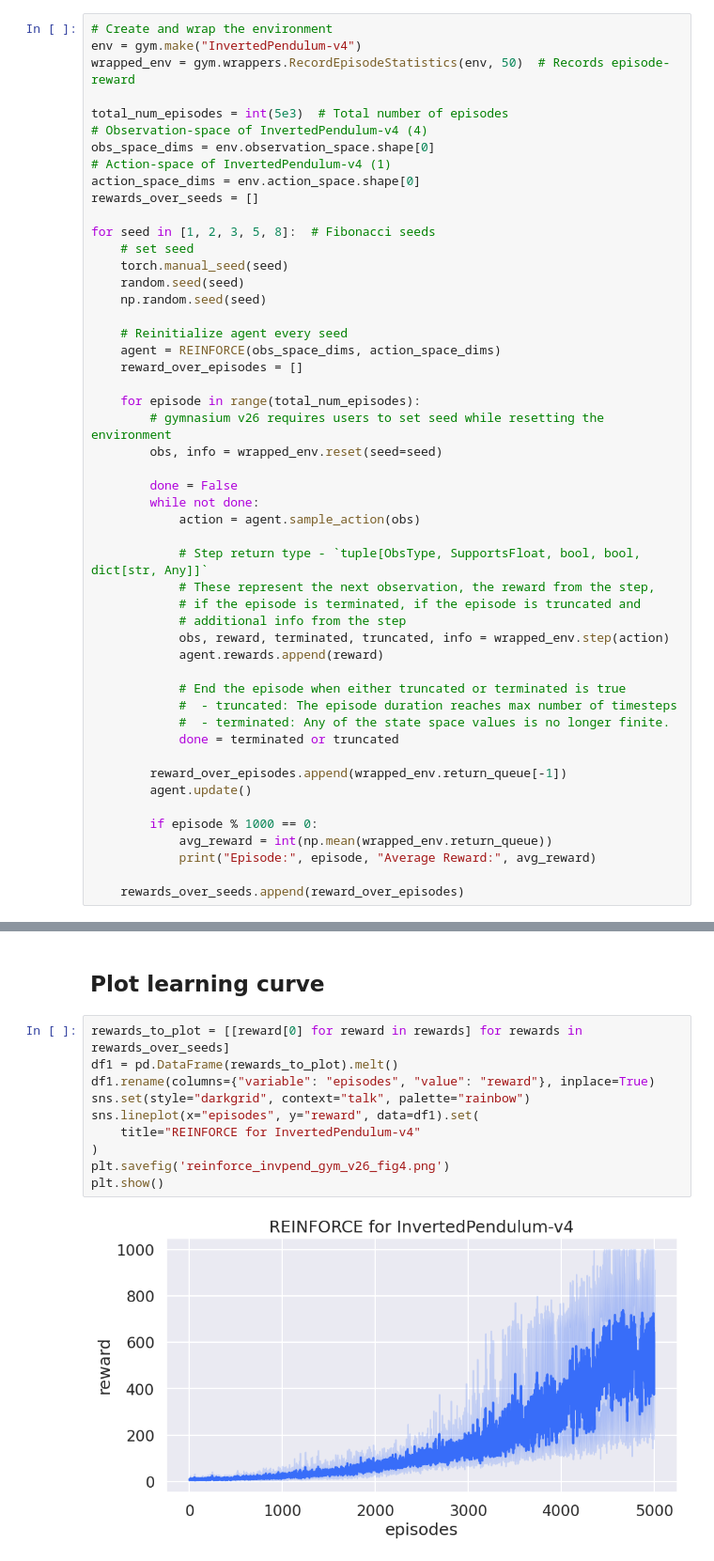
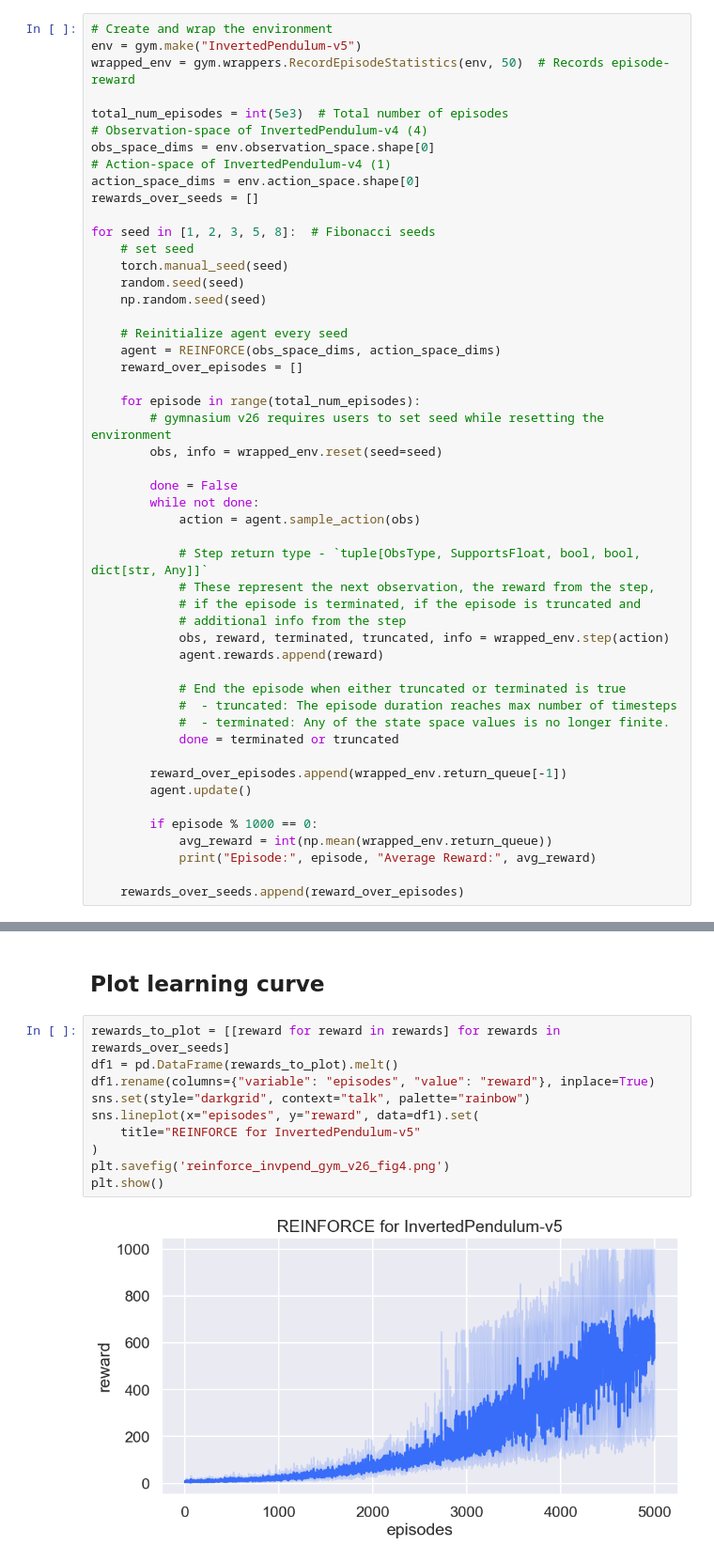
Before and after one commit to fccoelho/Reinforcement-Learning-course, a Jupyter notebook: Lectures/Example - The reinforce algorithm.ipynb, the cells around one changed output, grey strips where cells are left out. Shown at 94% size. Drawn from its saved outputs; the diff is of its cells as text.

```diff
--- a/Lectures/Example - The reinforce algorithm.ipynb
+++ b/Lectures/Example - The reinforce algorithm.ipynb
@@ -225,7 +225,7 @@ Note: Deep RL is fairly brittle concerning random seed in a lot of common use ca
 Hence it is important to test out various seeds, which we will be doing.
 # %%
 # Create and wrap the environment
-env = gym.make("InvertedPendulum-v4")
+env = gym.make("InvertedPendulum-v5")
 wrapped_env = gym.wrappers.RecordEpisodeStatistics(env, 50)  # Records episode-reward
 
 total_num_episodes = int(5e3)  # Total number of episodes
@@ -294,17 +294,17 @@ Episode: 4000 Average Reward: 242
 # %% [markdown]
 ## Plot learning curve
 # %%
-rewards_to_plot = [[reward[0] for reward in rewards] for rewards in rewards_over_seeds]
+rewards_to_plot = [[reward for reward in rewards] for rewards in rewards_over_seeds]
 df1 = pd.DataFrame(rewards_to_plot).melt()
 df1.rename(columns={"variable": "episodes", "value": "reward"}, inplace=True)
 sns.set(style="darkgrid", context="talk", palette="rainbow")
 sns.lineplot(x="episodes", y="reward", data=df1).set(
-    title="REINFORCE for InvertedPendulum-v4"
+    title="REINFORCE for InvertedPendulum-v5"
 )
 plt.savefig('reinforce_invpend_gym_v26_fig4.png')
 plt.show()
 # %% [output]
-[figure, old version]
+[figure, new version]
 # %% [markdown]
 <img src="reinforce_invpend_gym_v26_fig4.png">
 
```
Also changed, not shown: parts of 1 cell of this notebook, 18 other files.
